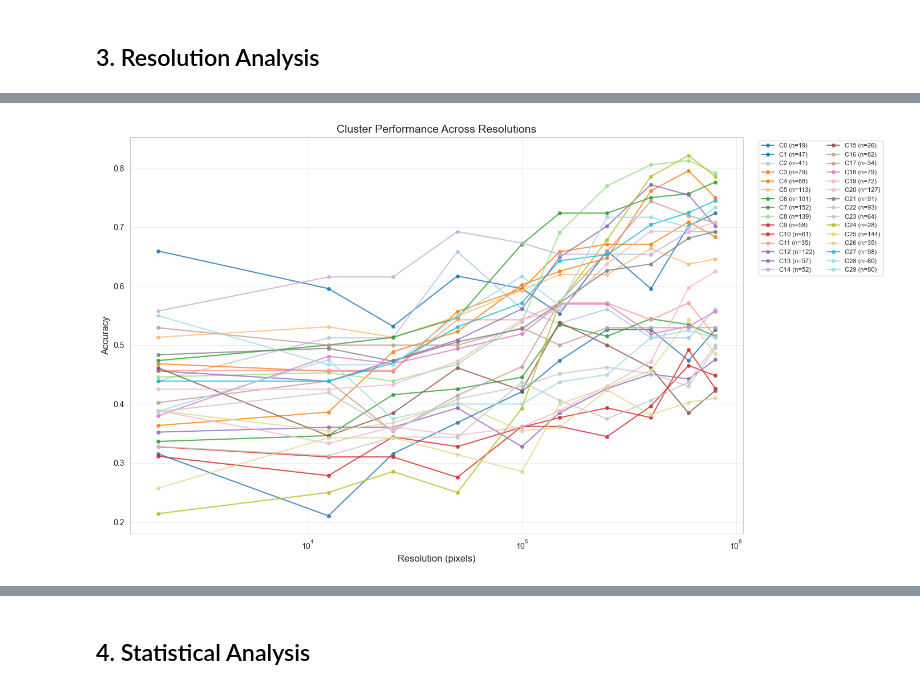
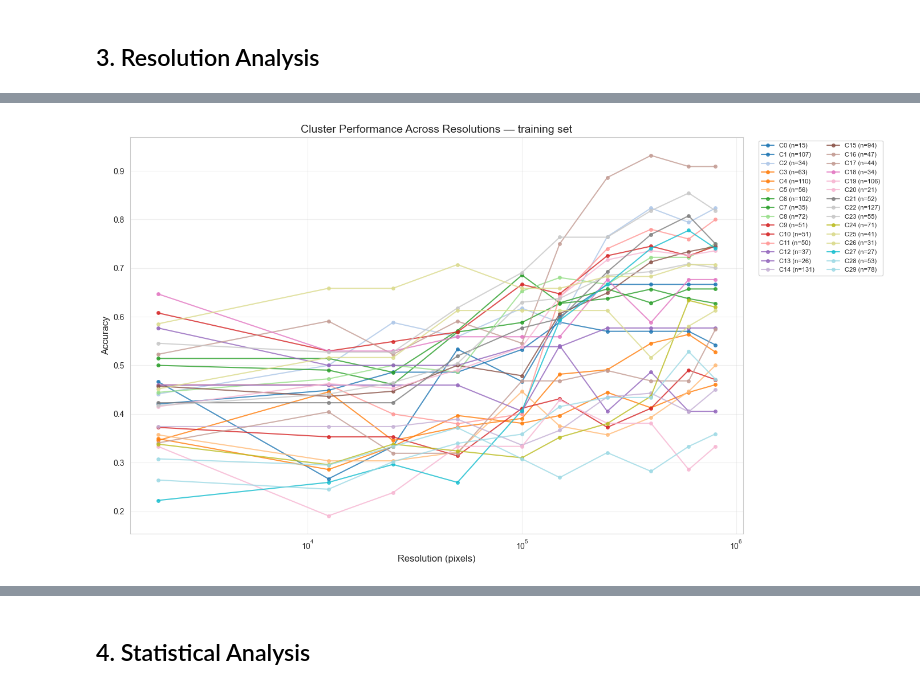
Before and after one commit to Andrew1302/scale-wise-optimizer, a Jupyter notebook: clustering/training/clustering_production.ipynb, the cells around one changed output, grey strips where cells are left out. Saved outputs shown, nothing was run; the diff lists cells and outputs as text; code cells hidden in the pictures.

```diff
--- a/clustering/training/clustering_production.ipynb
+++ b/clustering/training/clustering_production.ipynb
@@ -85,7 +76,7 @@ QUESTION_TYPES = {
 # %%
 # Load questions
 questions = []
-with open(TRAINING_DATASET, 'r', encoding='utf-8') as f:
+with open(DATASET, 'r', encoding='utf-8') as f:
     for line in f:
         questions.append(json.loads(line))
 df = pd.DataFrame(questions)
@@ -101,6 +92,14 @@ def clean_input(text):
     return text[:match.start()].strip() if match else text
 
 df['question_stem'] = df['input'].apply(clean_input)
+
+# Benchmark subject (Chart / Map / Web) — one sub-task key is present per row
+subject_cols = [c for c in df.columns
+                if c.startswith('seedbench_2_plus_') and c != 'seedbench_2_plus_all']
+df['subject'] = (df[subject_cols].notna().idxmax(axis=1)
+                 .str.replace('seedbench_2_plus_', '', regex=False))
+
 print(f"Loaded {len(df)} questions with {len(RESOLUTIONS)} resolutions")
+print(df['subject'].value_counts().to_string())
 # %% [output]
 Loaded 2277 questions with 10 resolutions
@@ -150,9 +152,9 @@ Extracted 18 features
 ## 2. Clustering
 # %%
 print("Loading sentence transformer model...")
-model = SentenceTransformer('all-MiniLM-L6-v2')
+model = SentenceTransformer(EMBEDDING_MODEL)
 
-print("Generating embeddings...")
-embeddings = model.encode(df['question_stem'].tolist(), show_progress_bar=True)
+print("Generating embeddings (training set only)...")
+embeddings = model.encode(df_train['question_stem'].tolist(), show_progress_bar=True)
 print(f"Embeddings shape: {embeddings.shape}")
 # %% [output]
@@ -201,7 +196,7 @@ Optimal K: 30
 # %%
 # Train final model and save
 kmeans_final = KMeans(n_clusters=OPTIMAL_K, random_state=RANDOM_STATE, n_init=10)
-df['cluster'] = kmeans_final.fit_predict(embeddings)
+df_train['cluster'] = kmeans_final.fit_predict(embeddings)
 
 # Save model
 os.makedirs(os.path.dirname(MODEL_OUTPUT), exist_ok=True)
@@ -209,6 +204,6 @@ with open(MODEL_OUTPUT, 'wb') as f:
     pickle.dump({'kmeans': kmeans_final, 'embedding_model': EMBEDDING_MODEL, 'optimal_k': OPTIMAL_K}, f)
 
 print(f"Model saved to {MODEL_OUTPUT}")
-print(f"\nCluster distribution:")
-print(df['cluster'].value_counts().sort_index())
+print(f"\nCluster distribution (training set):")
+print(df_train['cluster'].value_counts().sort_index())
 # %% [output]
@@ -248,10 +243,10 @@ Running t-SNE...
 # %% [markdown]
 ## 3. Resolution Analysis
 # %%
-# Compute accuracy per cluster per resolution
+# Compute accuracy per cluster per resolution (training set)
 cluster_perf = []
-for cluster_id in sorted(df['cluster'].unique()):
-    subset = df[df['cluster'] == cluster_id]
+for cluster_id in sorted(df_train['cluster'].unique()):
+    subset = df_train[df_train['cluster'] == cluster_id]
     row = {'cluster': cluster_id, 'n_questions': len(subset)}
     for res in RESOLUTIONS:
         row[f'acc_{res}'] = subset[res].mean()
@@ -285,23 +280,23 @@ plt.show()
 # %%
 # Cluster Performance Across Resolutions - Line Plot
 plt.figure(figsize=(14, 8))
 resolutions_int = [int(r) for r in RESOLUTIONS]
 colors = plt.cm.tab20(np.linspace(0, 1, OPTIMAL_K))
 
-for cluster_id in sorted(df['cluster'].unique()):
+for cluster_id in sorted(df_train['cluster'].unique()):
     accuracies = [df_cluster.loc[cluster_id, f'acc_{r}'] for r in RESOLUTIONS]
     n = df_cluster.loc[cluster_id, 'n_questions']
     plt.plot(resolutions_int, accuracies, 'o-', color=colors[cluster_id],
              label=f'C{cluster_id} (n={n})', linewidth=1.5, markersize=4, alpha=0.8)
 
 plt.xlabel('Resolution (pixels)', fontsize=12); plt.ylabel('Accuracy', fontsize=12)
-plt.title('Cluster Performance Across Resolutions', fontsize=14)
+plt.title('Cluster Performance Across Resolutions — training set', fontsize=14)
 plt.legend(bbox_to_anchor=(1.02, 1), loc='upper left', fontsize=8, ncol=2)
 plt.xscale('log'); plt.grid(True, alpha=0.3)
 plt.tight_layout()
 plt.show()
 # %% [output]
-[figure, old version]
+[figure, new version]
 # %%
 # Cluster Resolution Sensitivity Analysis Table
 sensitivity_table = df_cluster[['n_questions', 'mean_acc', 'std_acc', 'min_acc', 'max_acc',
```
Also changed, not shown: parts of 21 cells of this notebook, 5 other files.
